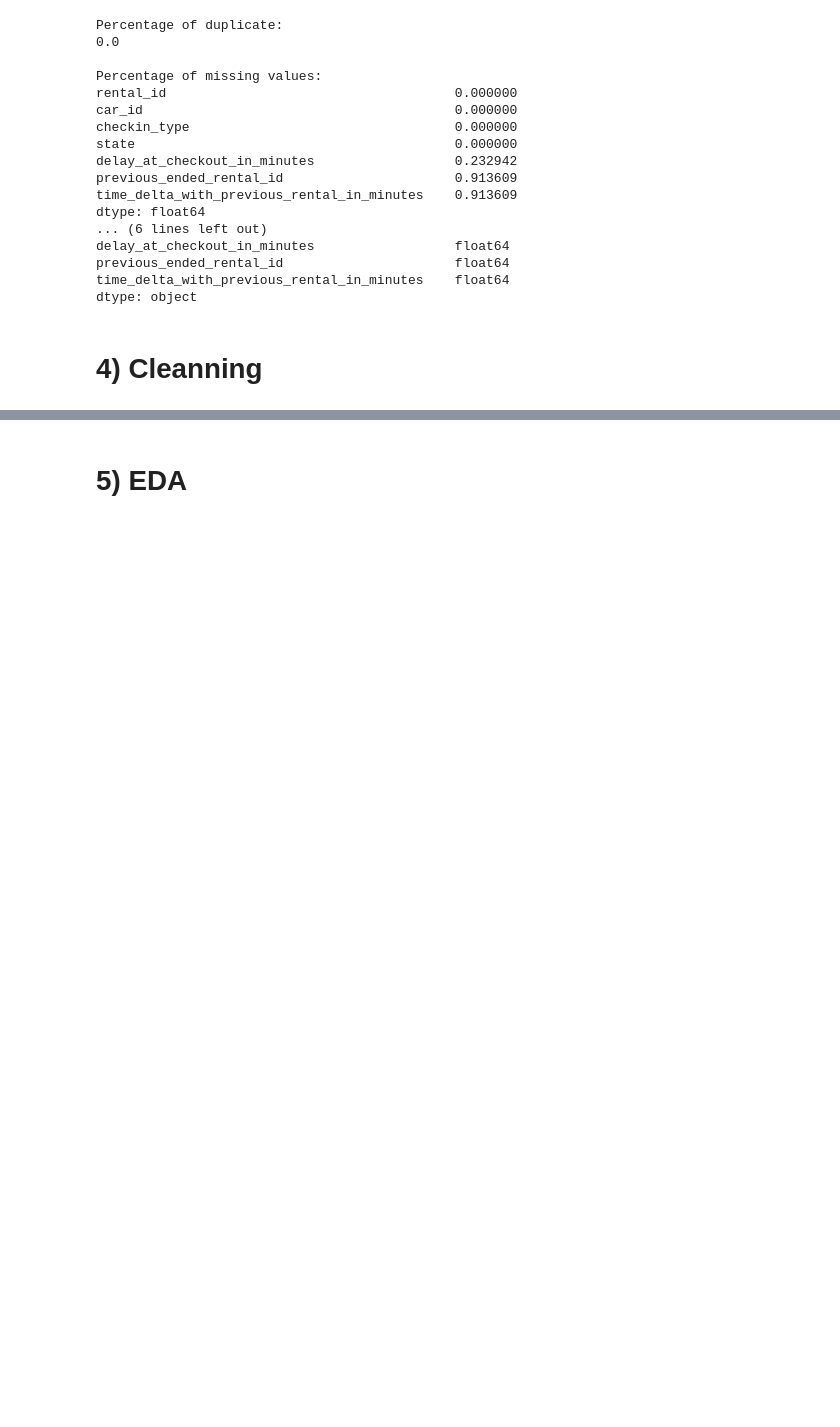
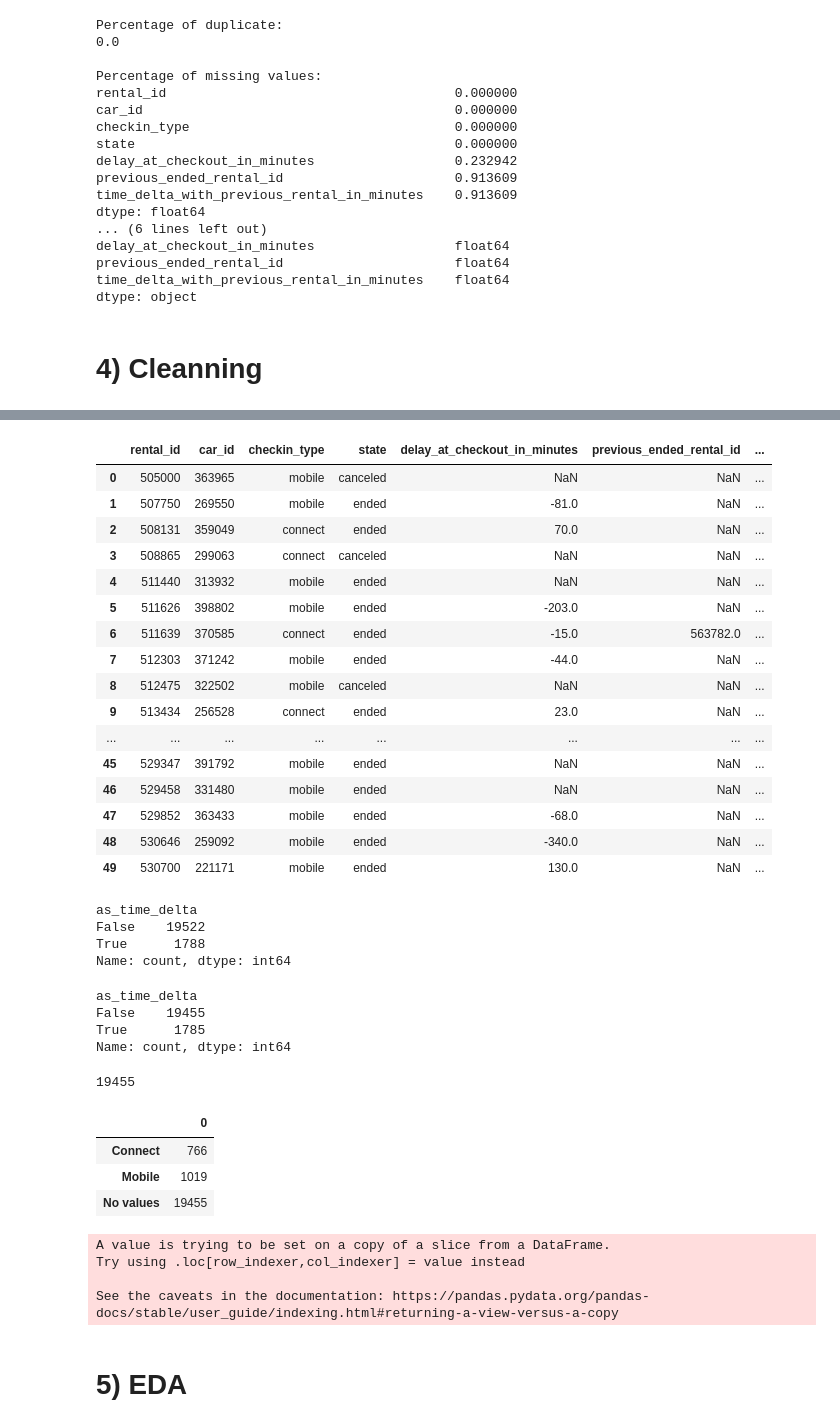
Before and after one commit to LyXoR51/my_certification_projects, a Jupyter notebook: M05-Projet-GetAround/GetAround_EDA.ipynb, the cells around one changed output, grey strips where cells are left out. Drawn from its saved outputs; the diff is of its cells as text; code cells hidden in the pictures; blank space fills up the shorter version.

```diff
--- a/M05-Projet-GetAround/GetAround_EDA.ipynb
+++ b/M05-Projet-GetAround/GetAround_EDA.ipynb
@@ -128,0 +117,20 @@ data.head()
+# %%
+# Initialize the new column 'as_value' with default boolean value, for example False
+data['as_time_delta'] = False
+
+# Iterate over each id in the list
+for id in list_previous_ended_rental_id:
+    # Use .loc to find the index where 'previous_ended_rental_id' matches the current id
+    matching_indices = data[data['previous_ended_rental_id'] == id].index
+
+    # Check if there are any matching indices
+    if not matching_indices.empty:
+        # Get the corresponding 'time_delta_with_previous_rental_in_minutes' value for the first matching index
+        time_delta = data.loc[matching_indices[0], 'time_delta_with_previous_rental_in_minutes']
+
+        # Update 'as_value' to True where 'rental_id' matches the current id
+        data.loc[data['rental_id'] == id, 'as_time_delta'] = True
+        data.loc[data['rental_id'] == id, 'real_delta_with_next_rental'] = time_delta - data.loc[data['rental_id'] == id, 'delay_at_checkout_in_minutes']
+
+# Display the first few rows of the DataFrame
+data.head()
@@ -129,3 +144,30 @@ data.head()
+# %%
+data.head(50)
+# %% [output]
+|  | rental_id | car_id | checkin_type | state | delay_at_checkout_in_minutes | previous_ended_rental_id | ... |
+| 0 | 505000 | 363965 | mobile | canceled | NaN | NaN | ... |
+| 1 | 507750 | 269550 | mobile | ended | -81.0 | NaN | ... |
+| 2 | 508131 | 359049 | connect | ended | 70.0 | NaN | ... |
+| 3 | 508865 | 299063 | connect | canceled | NaN | NaN | ... |
+| 4 | 511440 | 313932 | mobile | ended | NaN | NaN | ... |
+| 5 | 511626 | 398802 | mobile | ended | -203.0 | NaN | ... |
+| 6 | 511639 | 370585 | connect | ended | -15.0 | 563782.0 | ... |
+| 7 | 512303 | 371242 | mobile | ended | -44.0 | NaN | ... |
+| 8 | 512475 | 322502 | mobile | canceled | NaN | NaN | ... |
+| 9 | 513434 | 256528 | connect | ended | 23.0 | NaN | ... |
+| ... | ... | ... | ... | ... | ... | ... | ... |
+| 45 | 529347 | 391792 | mobile | ended | NaN | NaN | ... |
+| 46 | 529458 | 331480 | mobile | ended | NaN | NaN | ... |
+| 47 | 529852 | 363433 | mobile | ended | -68.0 | NaN | ... |
+| 48 | 530646 | 259092 | mobile | ended | -340.0 | NaN | ... |
+| 49 | 530700 | 221171 | mobile | ended | 130.0 | NaN | ... |
+# %%
+data['as_time_delta'].value_counts()
+# %% [output]
+as_time_delta
+False    19522
+True      1788
+Name: count, dtype: int64
 # %%
 #Drop lines containing outliers :
 def drop_outlier(dataset, col):
@@ -139,3 +181,14 @@ def drop_outlier(dataset, col):
 Columns_to_clean = ['delay_at_checkout_in_minutes']
 for col in Columns_to_clean:
     df = drop_outlier(data,col)
+# %%
+df['as_time_delta'].value_counts()
+# %% [output]
+as_time_delta
+False    19455
+True      1785
+Name: count, dtype: int64
+# %%
+df[df['as_time_delta']==False]['as_time_delta'].count()
+# %% [output]
+19455
@@ -141,0 +207,7 @@ for col in Columns_to_clean:
+# %%
+graph_test
+# %% [output]
+|  | 0 |
+| Connect | 766 |
+| Mobile | 1019 |
+| No values | 19455 |
@@ -142,3 +217,10 @@ for col in Columns_to_clean:
+# %%
+df['is_late'] = df['delay_at_checkout_in_minutes'].apply(lambda x: True if x > 0 else False)
+# %% [output]
+A value is trying to be set on a copy of a slice from a DataFrame.
+Try using .loc[row_indexer,col_indexer] = value instead
+
+See the caveats in the documentation: https://pandas.pydata.org/pandas-docs/stable/user_guide/indexing.html#returning-a-view-versus-a-copy
 # %% [markdown]
 # 5) EDA
 # %%
```
Also changed, not shown: parts of 26 cells of this notebook, 1 other file.
